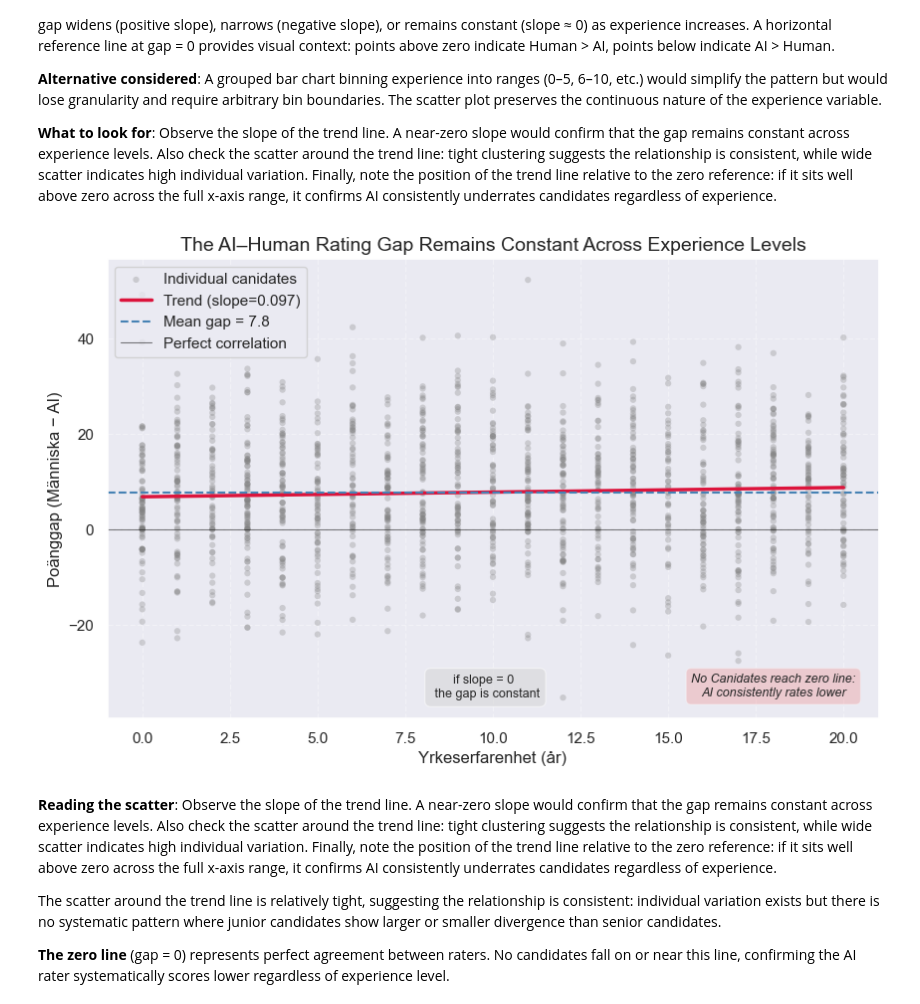
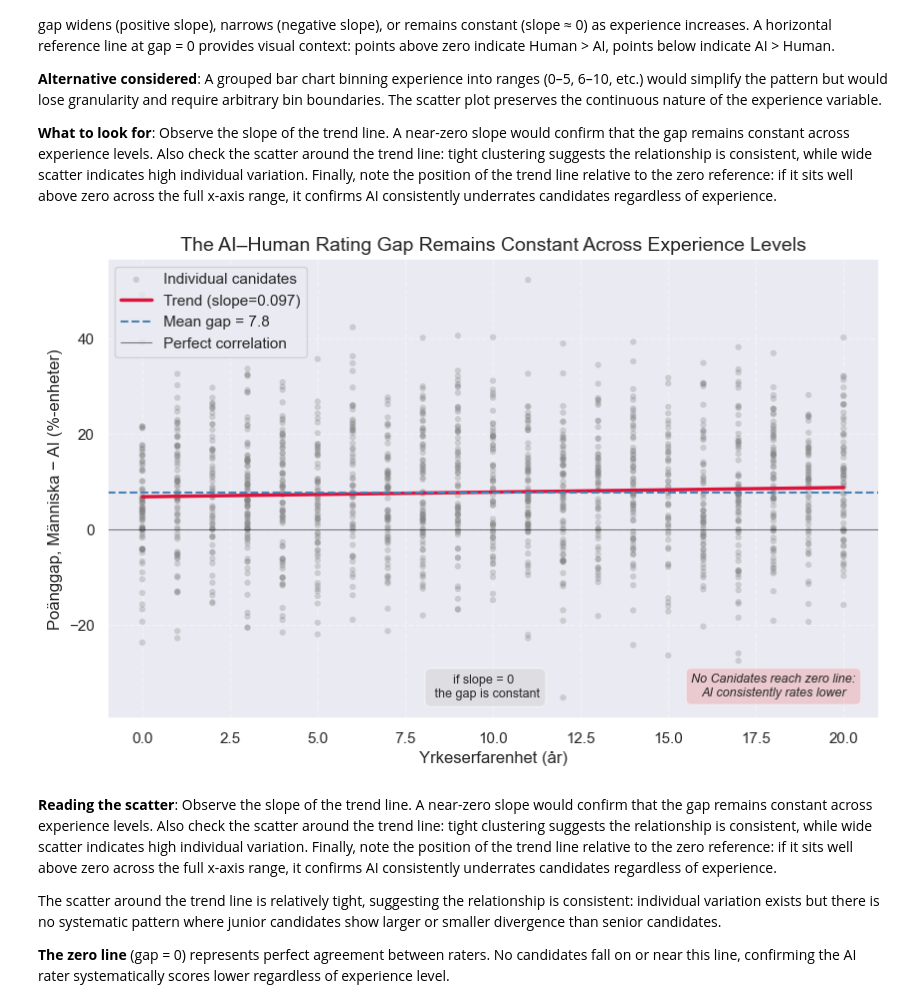
Before and after one commit to hkmp1303/hiring-fairness-audit-analysis, a Jupyter notebook: notebook.ipynb, the cells around one changed output. Drawn from its saved outputs; the diff is of its cells as text; code cells hidden in the pictures.

```diff
--- a/notebook.ipynb
+++ b/notebook.ipynb
@@ -338,35 +338,35 @@ m, b = np.polyfit(x, gap, 1)
 x_line = np.linspace(x.min(), x.max(), 200)
 ax.plot(x_line, m * x_line + b, color='crimson', linewidth=2.5,
         label=f'Trend (slope={m:.3f})')
 
 # Horizontal line at mean gap to show the "no change" baseline
 mean_gap = gap.mean()
 ax.axhline(mean_gap, color='steelblue', linestyle='--', linewidth=1.5,
            label=f'Mean gap = {mean_gap:.1f}')
 
 # Zero line for reference (gap=0 would mean perfect agreement)
 ax.axhline(0, color='black', linewidth=0.8,
            alpha=0.5, label='Perfect correlation')
 
 # Annotate the near-zero slope
 ax.annotate(f'if slope = 0 \n the gap is constant',
             xy=(x.mean(), mean_gap - 43),
             fontsize=9, ha='center',
             bbox=dict(boxstyle='round,pad=0.5', facecolor='lightgrey', alpha=0.5))
 
 # Annotate that no points reach zero line
 ax.annotate('No Canidates reach zero line:\nAI consistently rates lower',
             xy=(x.max() * 0.90, -35),
             fontsize=9, ha='center', style='italic',
             bbox=dict(boxstyle='round,pad=0.4', facecolor='lightcoral', alpha=0.3))
 
 ax.set_xlabel("Yrkeserfarenhet (år)", fontsize=12)
-ax.set_ylabel("Poänggap (Människa − AI)", fontsize=12)
+ax.set_ylabel("Poänggap, Människa − AI (%-enheter)", fontsize=12)
 ax.set_title("The AI–Human Rating Gap Remains Constant Across Experience Levels", fontsize=14)
 ax.legend(fontsize=11, loc='best')
 ax.grid(True, linestyle='--', alpha=0.4)
 # %% [output]
-[figure, old version]
+[figure, new version]
 # %% [markdown]
 **Reading the scatter**: Observe the slope of the trend line. A near-zero slope would confirm that the gap remains constant across experience levels. Also check the scatter around the trend line: tight clustering suggests the relationship is consistent, while wide scatter indicates high individual variation. Finally, note the position of the trend line relative to the zero reference: if it sits well above zero across the full x-axis range, it confirms AI consistently underrates candidates regardless of experience.
 
```
